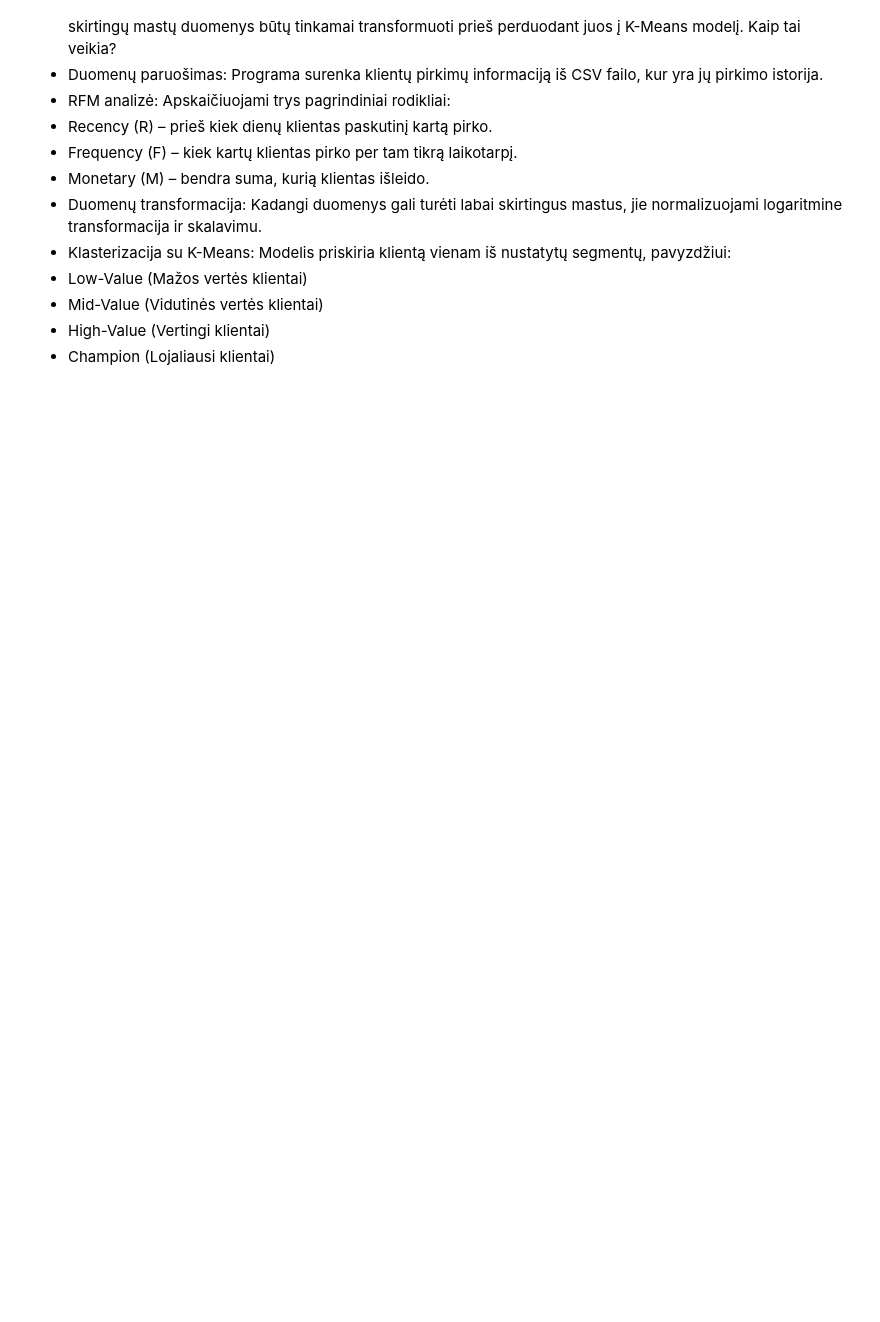
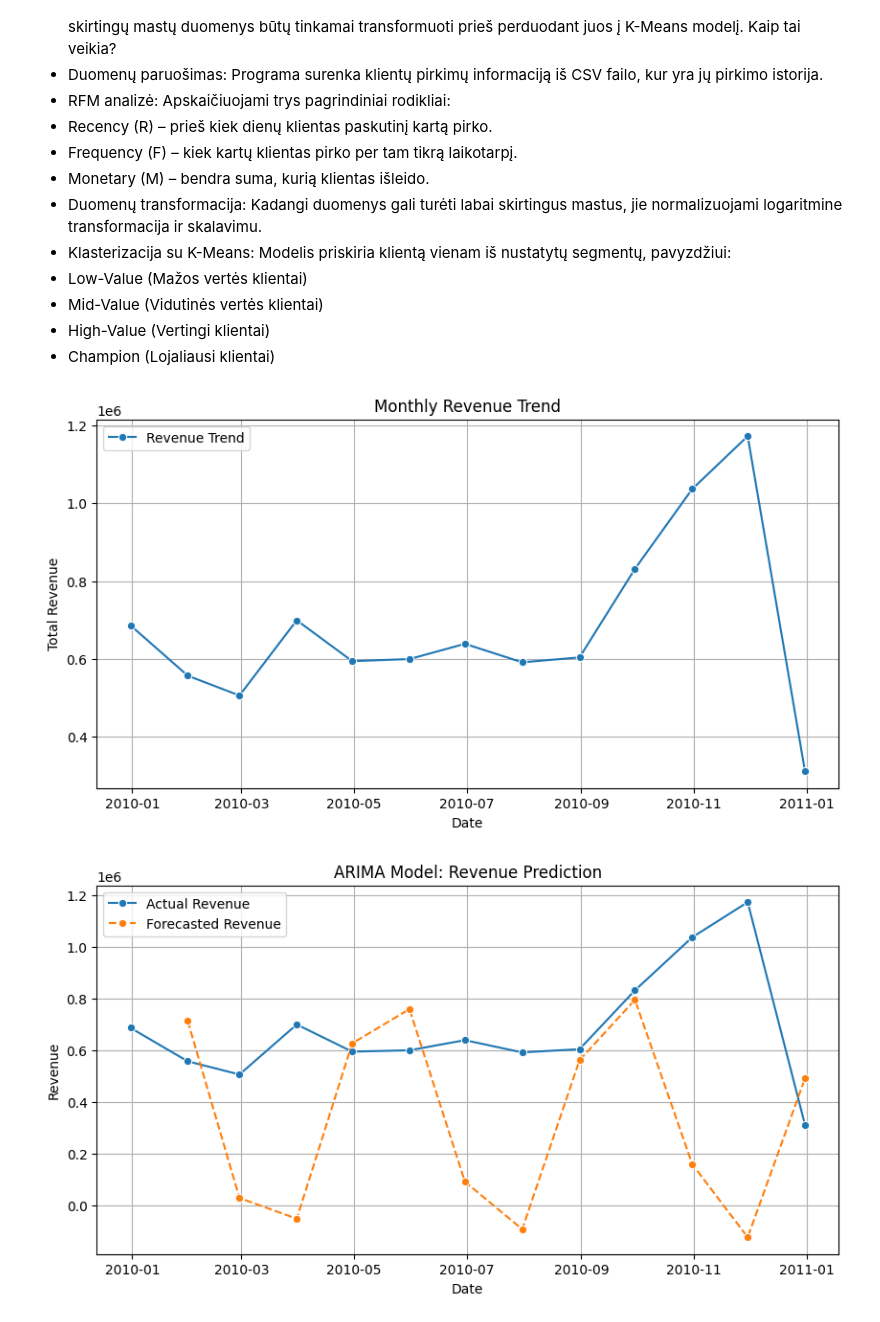
Before and after one commit to Auriumtheone/--Retail-Analytics-Segmentation-Forecasting., a Jupyter notebook: project_overview1.ipynb, the cells around one changed output. Saved outputs shown, nothing was run; the diff lists cells and outputs as text; code cells hidden in the pictures; blank space fills up the shorter version.

```diff
--- a/project_overview1.ipynb
+++ b/project_overview1.ipynb
@@ -920,3 +920,55 @@ Kaip tai veikia?
 - Mid-Value (Vidutinės vertės klientai)
 - High-Value (Vertingi klientai)
 - Champion (Lojaliausi klientai)
+# %%
+import pandas as pd
+import matplotlib.pyplot as plt
+import seaborn as sns
+from statsmodels.tsa.arima.model import ARIMA
+import warnings
+import statsmodels.api as sm
+
+
+warnings.filterwarnings("ignore")
+
+# Load Data
+file_path = "data/processed/cleaned_online_retail.csv"
+df = pd.read_csv(file_path)
+
+# Convert InvoiceDate to datetime
+df['InvoiceDate'] = pd.to_datetime(df['InvoiceDate'])
+
+# Aggregate revenue over time
+df.set_index('InvoiceDate', inplace=True)
+df = df.resample('M').sum()  # Monthly revenue
+
+# Plot initial revenue trend
+plt.figure(figsize=(10, 5))
+sns.lineplot(data=df, x=df.index, y='Revenue', marker='o', label="Revenue Trend")
+plt.title("Monthly Revenue Trend")
+plt.xlabel("Date")
+plt.ylabel("Total Revenue")
+plt.grid()
+plt.show()
+
+# Train ARIMA Model
+p, d, q = 5, 1, 2  # You can experiment with these parameters
+model = ARIMA(df['Revenue'], order=(p, d, q))
+model_fit = model.fit()
+
+# Make Predictions
+df['Forecast'] = model_fit.predict(start=len(df)-12, end=len(df), dynamic=True)
+
+# Plot Predictions vs Actual Revenue
+plt.figure(figsize=(10, 5))
+sns.lineplot(data=df, x=df.index, y='Revenue', marker='o', label="Actual Revenue")
+sns.lineplot(data=df, x=df.index, y='Forecast', marker='o', linestyle="dashed", label="Forecasted Revenue")
+plt.title("ARIMA Model: Revenue Prediction")
+plt.xlabel("Date")
+plt.ylabel("Revenue")
+plt.legend()
+plt.grid()
+plt.show()
+# %% [output]
+[figure, added]
+[figure, added]
```
Also changed, not shown: parts of 9 cells of this notebook, 6 other files.
